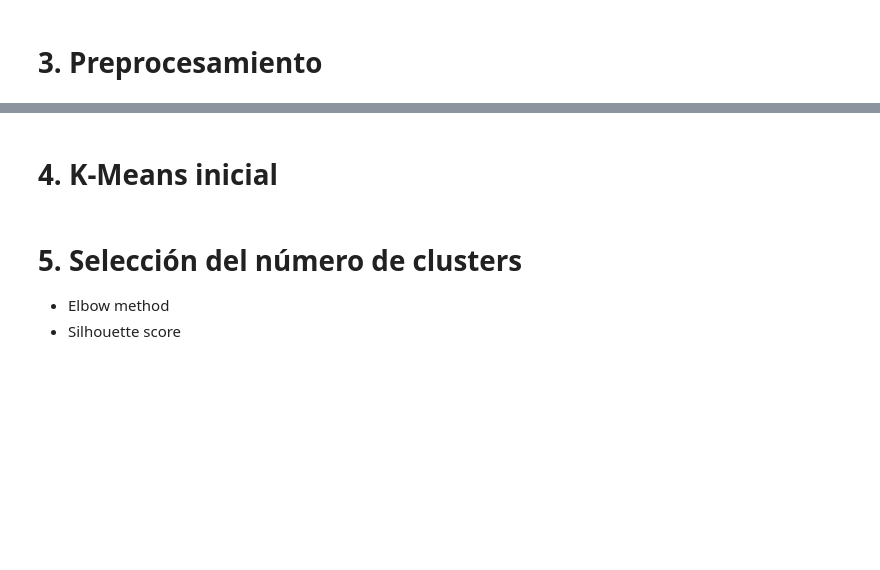
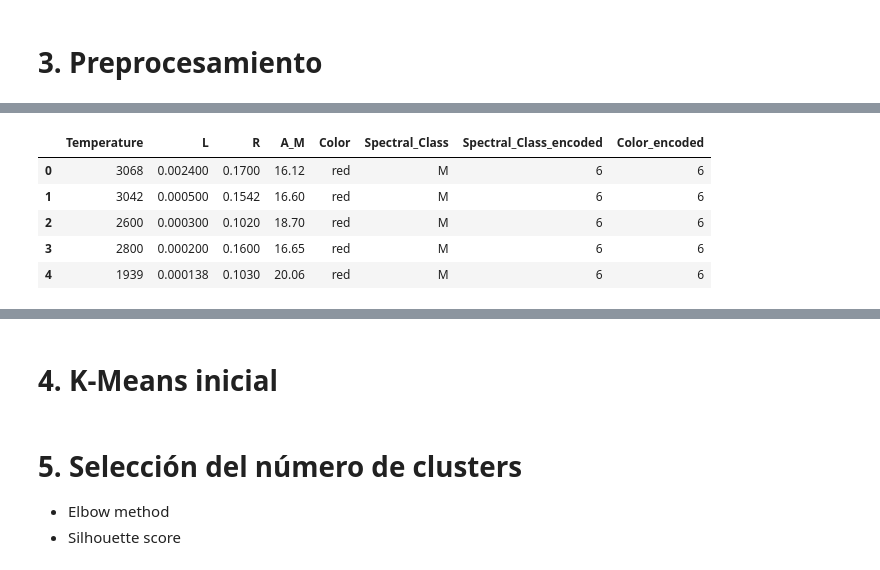
Before and after one commit to 100495785/Grupo17_Practica2, a Jupyter notebook: Practica2_estrellas.ipynb, the cells around one changed output, grey strips where cells are left out. Cells and saved outputs as stored; diff of their text form; code cells hidden in the pictures; blank space fills up the shorter version.

```diff
--- a/Practica2_estrellas.ipynb
+++ b/Practica2_estrellas.ipynb
@@ -52,0 +157,59 @@ Dimensiones del dataset: (240, 6)
+# %%
+df_processed = df.copy()
+
+df_processed["Color"] = (
+    df_processed["Color"]
+    .str.strip()
+    .str.lower()
+    .str.replace("-", " ", regex=False)
+)
+
+color_mapping = {
+    "blue white": "blue white",
+    "bluewhite": "blue white",
+    "white": "white",
+    "whitish": "white",
+    "yellowish white": "yellow white",
+    "yellow white": "yellow white",
+    "white yellow": "yellow white",
+    "yellowish": "yellow",
+    "pale yellow orange": "orange",
+    "orange red": "red",
+    "red": "red",
+    "orange": "orange",
+    "blue": "blue"
+}
+
+df_processed["Color"] = df_processed["Color"].replace(color_mapping)
+
+spectral_order = {
+    "O": 0,
+    "B": 1,
+    "A": 2,
+    "F": 3,
+    "G": 4,
+    "K": 5,
+    "M": 6
+}
+
+color_order = {
+    "blue": 0,
+    "blue white": 1,
+    "white": 2,
+    "yellow white": 3,
+    "yellow": 4,
+    "orange": 5,
+    "red": 6
+}
+
+df_processed["Spectral_Class_encoded"] = df_processed["Spectral_Class"].map(spectral_order)
+df_processed["Color_encoded"] = df_processed["Color"].map(color_order)
+
+df_processed.head()
+# %% [output]
+|  | Temperature | L | R | A_M | Color | Spectral_Class | Spectral_Class_encoded | Color_encoded |
+| 0 | 3068 | 0.002400 | 0.1700 | 16.12 | red | M | 6 | 6 |
+| 1 | 3042 | 0.000500 | 0.1542 | 16.60 | red | M | 6 | 6 |
+| 2 | 2600 | 0.000300 | 0.1020 | 18.70 | red | M | 6 | 6 |
+| 3 | 2800 | 0.000200 | 0.1600 | 16.65 | red | M | 6 | 6 |
+| 4 | 1939 | 0.000138 | 0.1030 | 20.06 | red | M | 6 | 6 |
```
Also changed, not shown: parts of 34 cells of this notebook.
